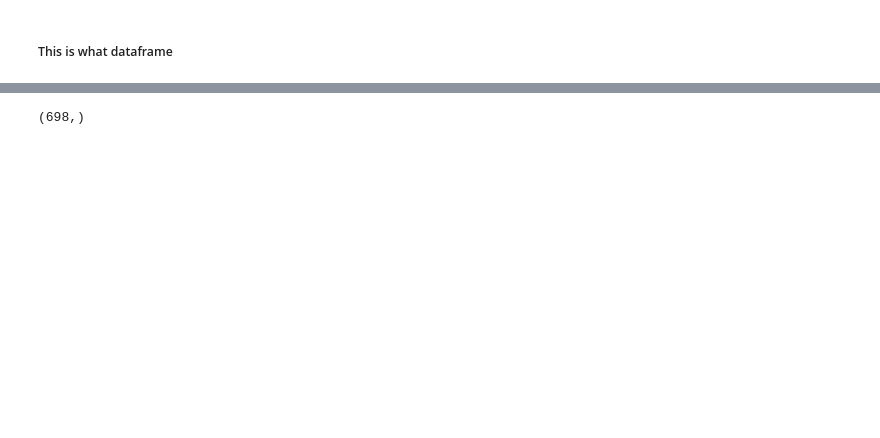
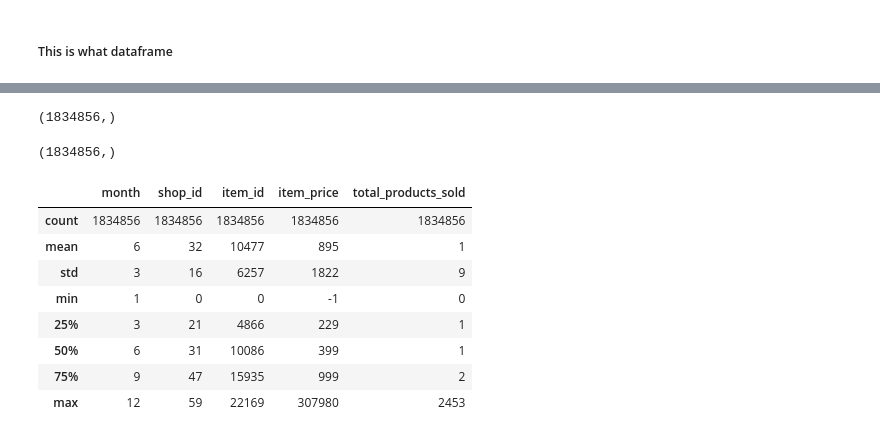
Before and after one commit to MichaelWoo-git/Predicting_Future_Sales_Timeseries, a Jupyter notebook: regression_analysis.ipynb, the cells around one changed output, grey strips where cells are left out. Saved outputs shown, nothing was run; the diff lists cells and outputs as text; code cells hidden in the pictures; blank space fills up the shorter version.

```diff
--- a/regression_analysis.ipynb
+++ b/regression_analysis.ipynb
@@ -159,7 +231,10 @@ shop_ident.shape
 # %%
-mons.shape
+item_ident.shape
 # %% [output]
-(698,)
+(1834856,)
 # %%
 cum = cum.reshape(-1)
+cum.shape
+# %% [output]
+(1834856,)
 # %%
@@ -167,3 +242,15 @@ df = pd.DataFrame({"month":mons,"shop_id":shop_ident,"total_products_sold":cum})
+# %%
+df.describe().astype(int)
+# %% [output]
+|  | month | shop_id | item_id | item_price | total_products_sold |
+| count | 1834856 | 1834856 | 1834856 | 1834856 | 1834856 |
+| mean | 6 | 32 | 10477 | 895 | 1 |
+| std | 3 | 16 | 6257 | 1822 | 9 |
+| min | 1 | 0 | 0 | -1 | 0 |
+| 25% | 3 | 21 | 4866 | 229 | 1 |
+| 50% | 6 | 31 | 10086 | 399 | 1 |
+| 75% | 9 | 47 | 15935 | 999 | 2 |
+| max | 12 | 59 | 22169 | 307980 | 2453 |
 # %%
 df
 # %% [output]
```
Also changed, not shown: parts of 15 cells of this notebook.
